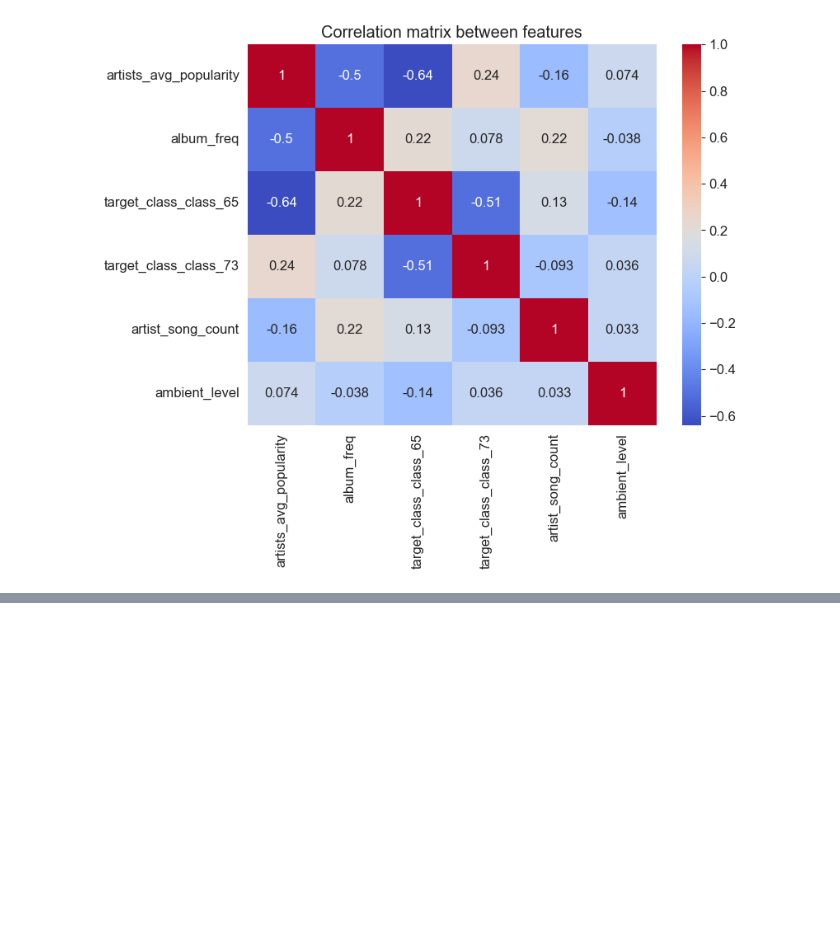
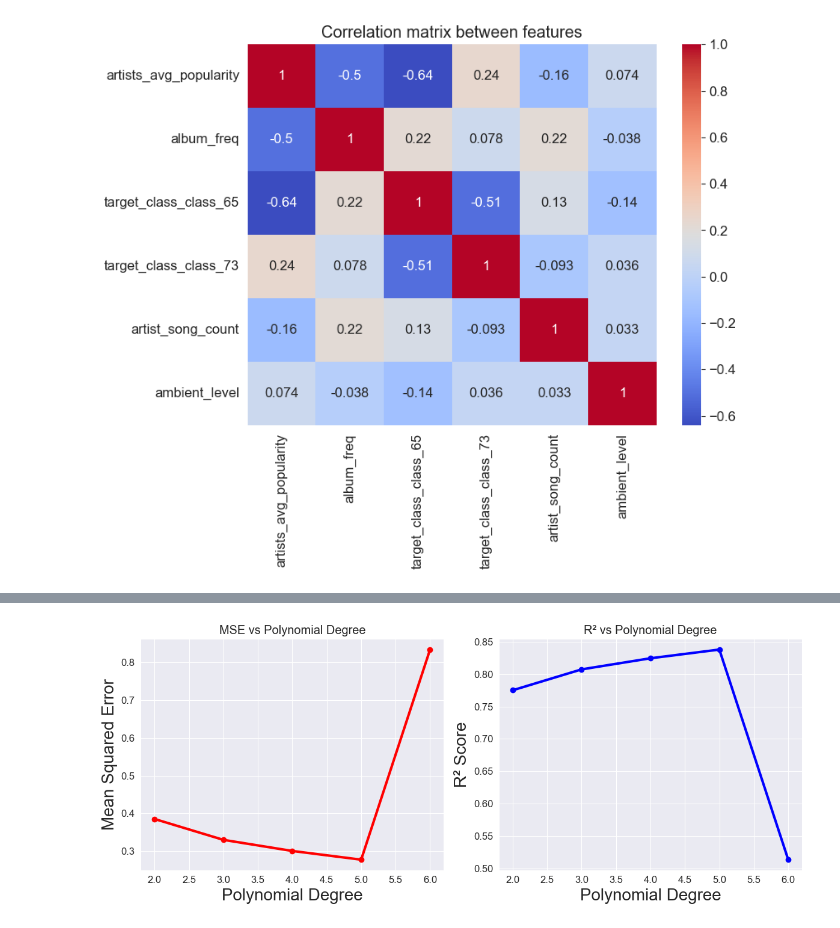
Before and after one commit to EnMiaoYe/APRAU_DEN_C_1211905_1211613_1030058, a Jupyter notebook: src/multiple_regression/find_best_predictors.ipynb, the cells around one changed output, grey strips where cells are left out. Drawn from its saved outputs; the diff is of its cells as text; code cells hidden in the pictures; blank space fills up the shorter version.

Commit message:
Add documentation to multi-regression

```diff
--- a/src/multiple_regression/find_best_predictors.ipynb
+++ b/src/multiple_regression/find_best_predictors.ipynb
@@ -270,0 +279,8 @@ R² (Test): 0.7331572950934317
+# %%
+optimal_columns = ['artist_song_count', 'album_freq', 'artists_avg_popularity',
+       'ambient_level', 'target_class_class_65', 'target_class_class_73']
+
+dummy_cols = ['target_class_class_65', 'target_class_class_73']
+
+numerical_columns = ['artist_song_count', 'album_freq', 'artists_avg_popularity',
+       'ambient_level']
@@ -270,0 +291,69 @@ R² (Test): 0.7331572950934317
+# %%
+degree_range = range(2, 7)
+degrees, mse_values, r2_values = [], [], []
+
+X_train, X_test, y_train, y_test = train_test_split(
+        X[optimal_columns], y, test_size=0.2, random_state=seed
+    )
+
+
+X_train_dummy = X.loc[X_train.index, dummy_cols]
+X_test_dummy = X.loc[X_test.index, dummy_cols]
+
+for n in degree_range:
+    poly = PolynomialFeatures(degree=n, include_bias=False)
+
+    # Create polynomial features for numerical columns
+    X_train_pr = poly.fit_transform(X_train[numerical_columns])
+    X_test_pr = poly.transform(X_test[numerical_columns])
+
+    # Convert to DataFrames with proper names and indices
+    X_train_pr = pd.DataFrame(
+        X_train_pr,
+        columns=poly.get_feature_names_out(numerical_columns),
+        index=X_train.index
+    )
+    X_test_pr = pd.DataFrame(
+        X_test_pr,
+        columns=poly.get_feature_names_out(numerical_columns),
+        index=X_test.index
+    )
+
+    # Combine polynomial features with dummy columns
+    X_train_final = pd.concat([X_train_pr, X_train_dummy], axis=1)
+    X_test_final = pd.concat([X_test_pr, X_test_dummy], axis=1)
+
+    # Train and predict
+    lr = LinearRegression()
+    lr_model = lr.fit(X_train_final, y_train)
+    y_pred = lr.predict(X_test_final)
+
+    # Metrics for this degree
+    mse = mean_squared_error(y_test, y_pred)
+    r2 = r2_score(y_test, y_pred)
+
+    degrees.append(n)
+    mse_values.append(mse)
+    r2_values.append(r2)
+
+# === Plot results ===
+fig, axes = plt.subplots(1, 2, figsize=(12, 5))
+
+# MSE plot
+axes[0].plot(degrees, mse_values, marker='o', color='red')
+axes[0].set_title('MSE vs Polynomial Degree')
+axes[0].set_xlabel('Polynomial Degree')
+axes[0].set_ylabel('Mean Squared Error')
+axes[0].grid(True)
+
+# R² plot
+axes[1].plot(degrees, r2_values, marker='o', color='blue')
+axes[1].set_title('R² vs Polynomial Degree')
+axes[1].set_xlabel('Polynomial Degree')
+axes[1].set_ylabel('R² Score')
+axes[1].grid(True)
+
+plt.tight_layout()
+plt.show()
+# %% [output]
+[figure, added]
```
Also changed, not shown: parts of 15 cells of this notebook, 2 other files.
